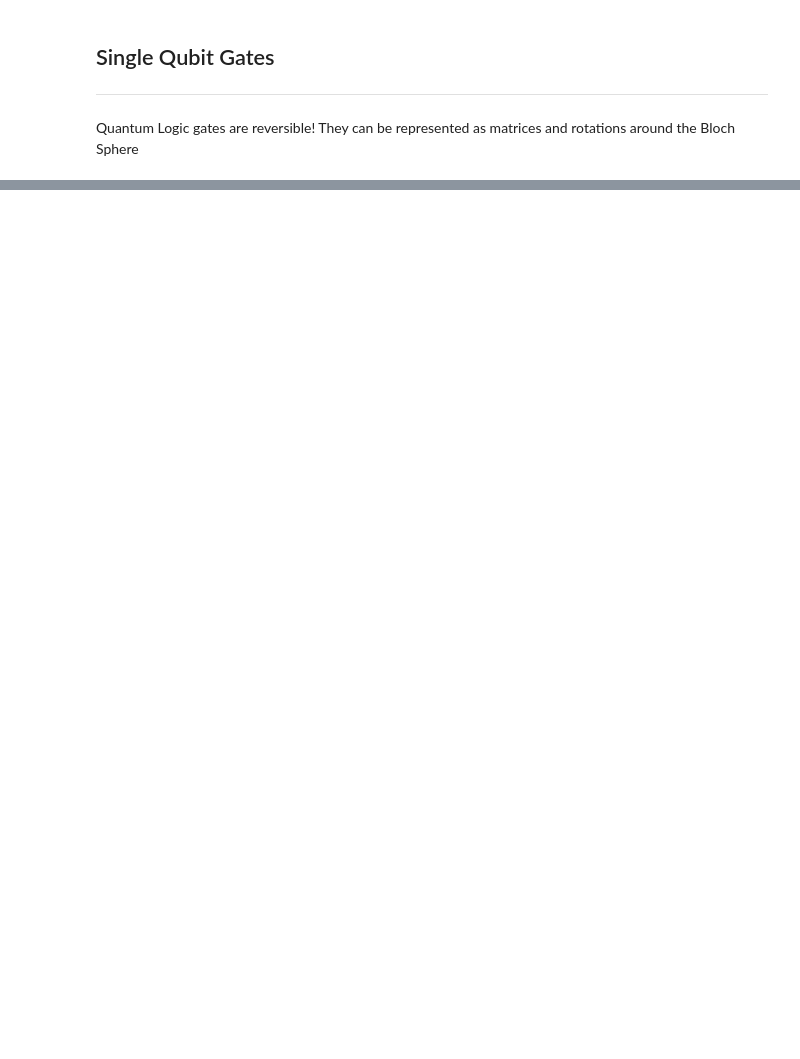
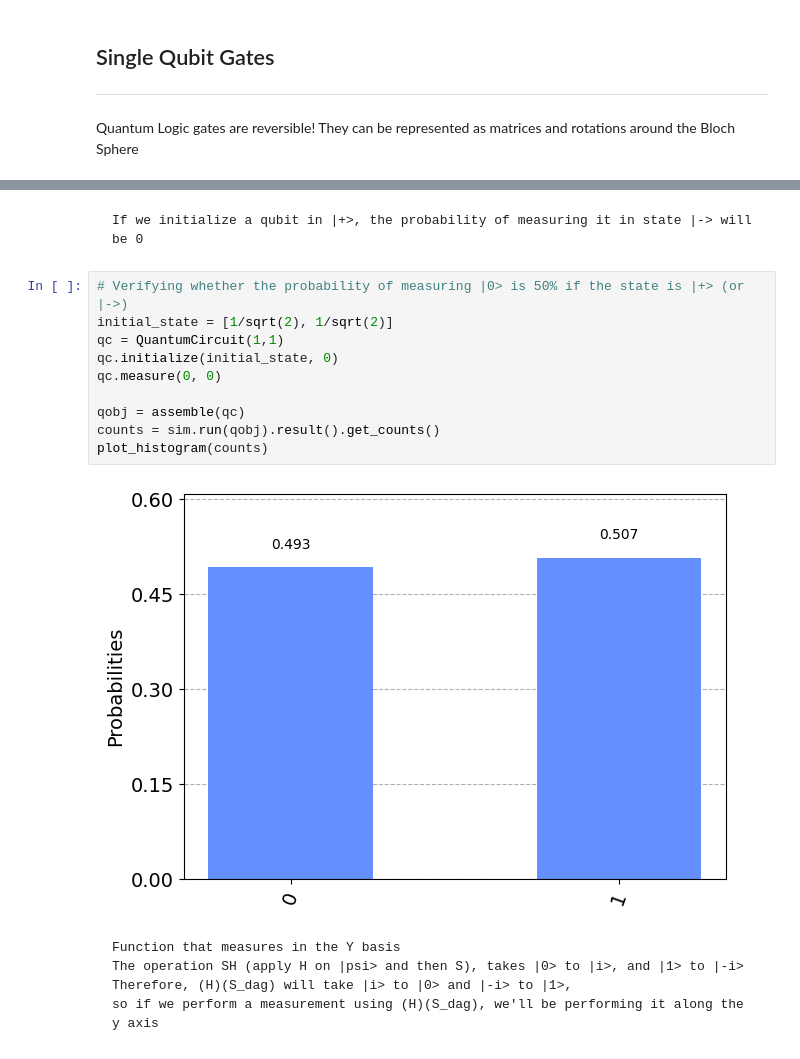
Before and after one commit to Chasmiccoder/IBM-Quantum-Challenges, a Jupyter notebook: Qiskit-Textbook/p03_Single_Qubit_Gates.ipynb, the cells around one changed output, grey strips where cells are left out. Drawn from its saved outputs; the diff is of its cells as text; blank space fills up the shorter version.

````diff
--- a/Qiskit-Textbook/p03_Single_Qubit_Gates.ipynb
+++ b/Qiskit-Textbook/p03_Single_Qubit_Gates.ipynb
@@ -34,0 +85,23 @@ plot_bloch_multivector(out_state)
+# %% [markdown]
+```
+If we initialize a qubit in |+>, the probability of measuring it in state |-> will be 0
+```
+# %%
+# Verifying whether the probability of measuring |0> is 50% if the state is |+> (or |->)
+initial_state = [1/sqrt(2), 1/sqrt(2)]
+qc = QuantumCircuit(1,1)
+qc.initialize(initial_state, 0)
+qc.measure(0, 0)
+
+qobj = assemble(qc)
+counts = sim.run(qobj).result().get_counts()
+plot_histogram(counts)
+# %% [output]
+[figure, added]
+# %% [markdown]
+```
+Function that measures in the Y basis
+The operation SH (apply H on |psi> and then S), takes |0> to |i>, and |1> to |-i>
+Therefore, (H)(S_dag) will take |i> to |0> and |-i> to |1>,
+so if we perform a measurement using (H)(S_dag), we'll be performing it along the y axis
+```
````
Also changed, not shown: parts of 16 cells of this notebook, 1 other file.
